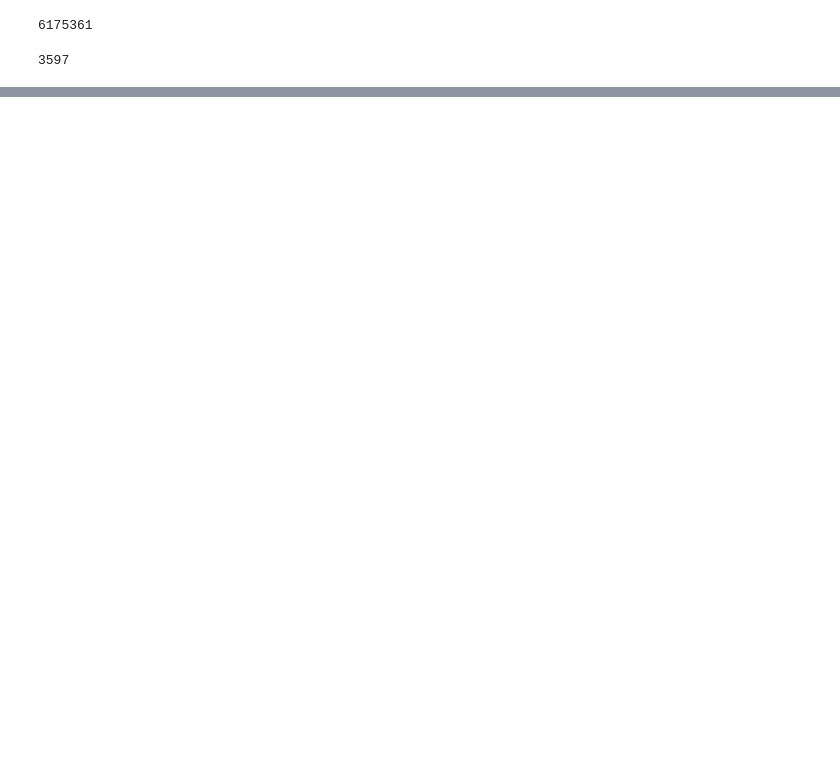
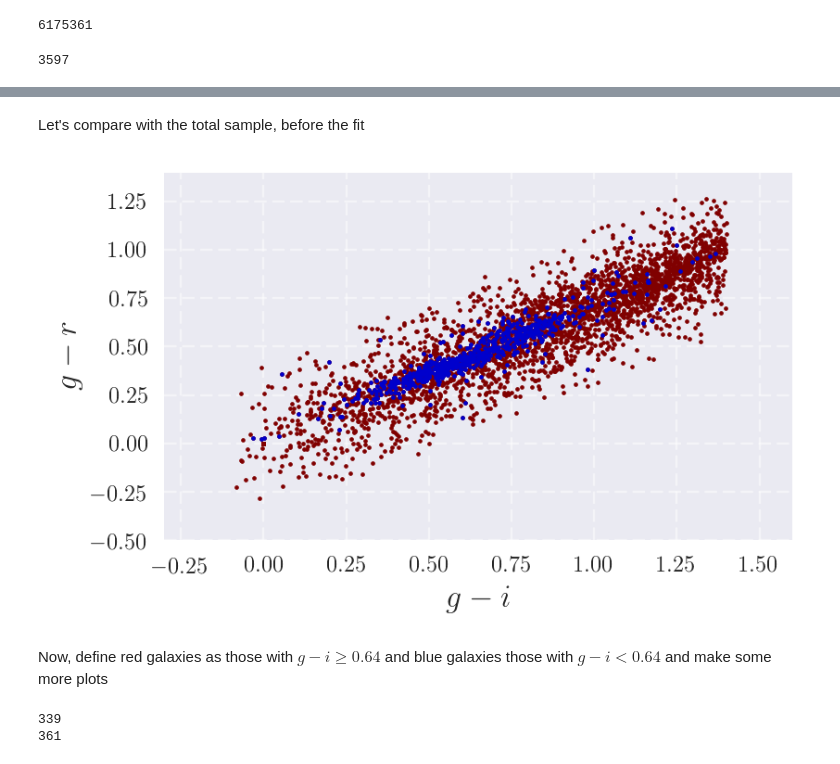
Before and after one commit to dtanoglidis/UDGs, a Jupyter notebook: Support_Vector_Machines_classification.ipynb, the cells around one changed output, grey strips where cells are left out. Drawn from its saved outputs; the diff is of its cells as text; code cells hidden in the pictures; blank space fills up the shorter version.

```diff
--- a/Support_Vector_Machines_classification.ipynb
+++ b/Support_Vector_Machines_classification.ipynb
@@ -245,0 +395,29 @@ for i in range(100,200):
+# %% [markdown]
+Let's compare with the total sample, before the fit
+# %%
+plot_pretty()
+sns.set()
+fig = plt.figure(figsize=(5.0,3.0))
+plt.scatter(col_g_i,col_g_r, s=2.5, color='maroon')
+plt.scatter(col_g_i_2,col_g_r_2, s=2.5, color='mediumblue')
+plt.grid(ls='--', alpha=0.5)
+plt.ylim(-0.50,1.4)
+plt.xlim(-0.30,1.60)
+plt.xlabel('$g-i$', fontsize=14)
+plt.ylabel('$g-r$', fontsize=14)
+plt.show()
+# %% [output]
+[figure, added]
+# %% [markdown]
+Now, define red galaxies as those with $g-i \geq 0.64$ and blue galaxies those with $g-i < 0.64$ and make some more plots
+# %%
+r_eff_red = radius_g_2[(col_g_i_2>=0.64)]
+r_eff_blue = radius_g_2[(col_g_i_2<0.64)]
+mu_eff_red = mu_eff_g_2[(col_g_i_2>=0.64)]
+mu_eff_blue = mu_eff_g_2[(col_g_i_2<0.64)]
+
+print(len(r_eff_red))
+print(len(r_eff_blue))
+# %% [output]
+339
+361
```
Also changed, not shown: parts of 27 cells of this notebook.
